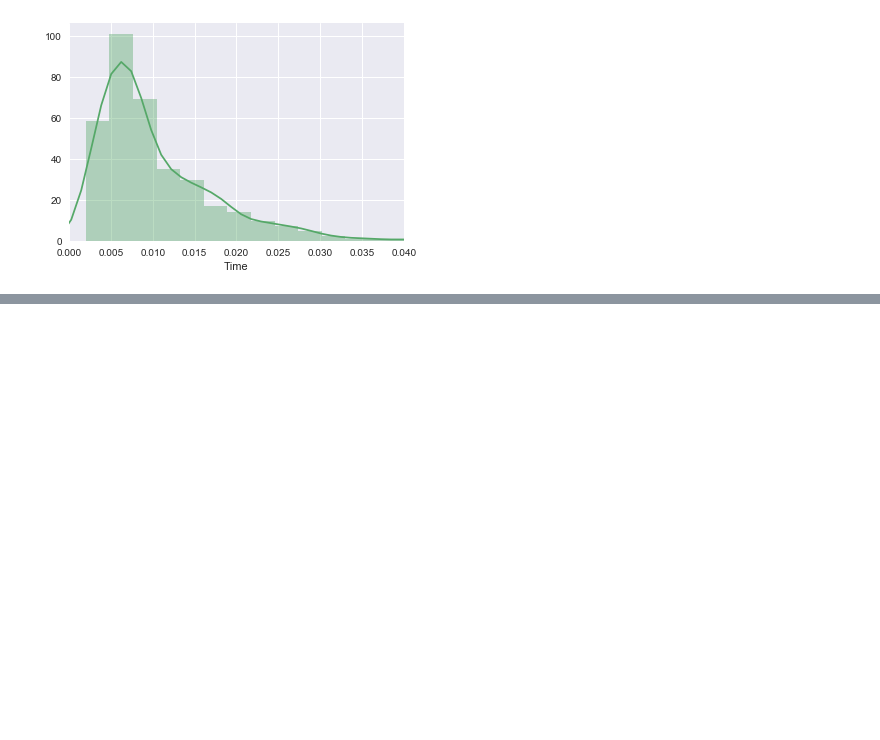
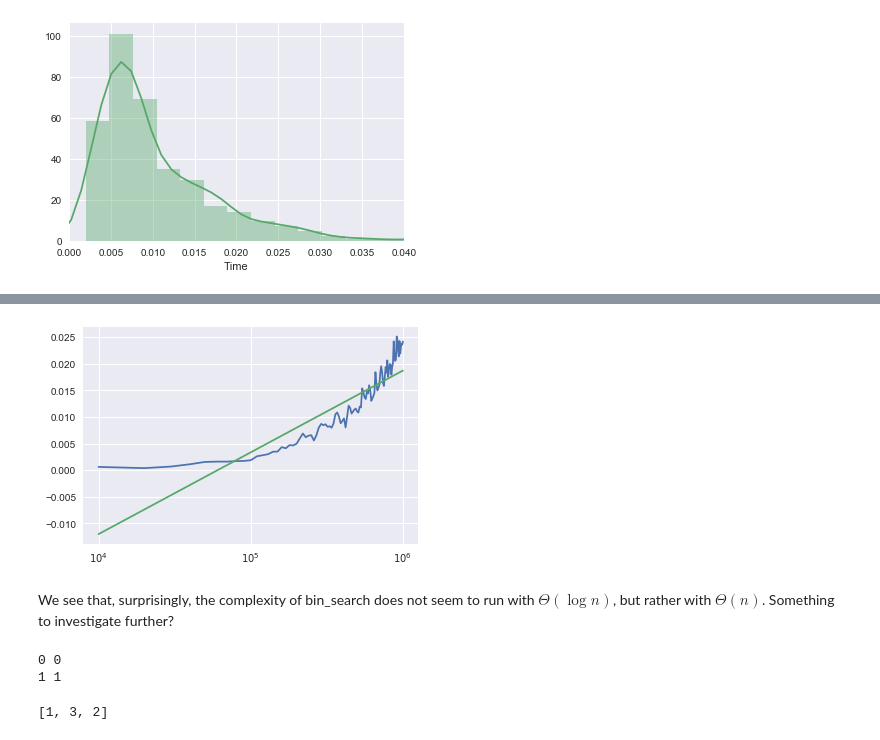
Before and after one commit to EverettSussman/Python, a Jupyter notebook: Jupyter_Notebooks/algorithms/Chapter 2/Chapter 2.ipynb, the cells around one changed output, grey strips where cells are left out. Saved outputs shown, nothing was run; the diff lists cells and outputs as text; code cells hidden in the pictures; blank space fills up the shorter version.

```diff
--- a/Jupyter_Notebooks/algorithms/Chapter 2/Chapter 2.ipynb
+++ b/Jupyter_Notebooks/algorithms/Chapter 2/Chapter 2.ipynb
@@ -195,0 +237,9 @@ fig.set(xlim=[0, .04])
+# %%
+# Testing
+A = [1,2,3,4,5]
+assert(merge_sort(A, 0, len(A)-1) == A)
+B = [4,2,6,4,3,5,1,2,1,5,7]
+B_sorted = [1,1,2,2,3,4,4,5,5,6,7]
+assert(merge_sort(B, 0, len(B)-1) == B_sorted)
+
+merge_sort(B, 0, len(B)-1)
@@ -195,0 +392,38 @@ fig.set(xlim=[0, .04])
+# %%
+# Visual confirmation:
+
+# number of data points
+n = 100
+
+def gen_sorted_list_val(n):
+    # n: length of list
+    ind = np.random.randint(n-1)
+    return ind
+
+# Create list of array sizes
+sizes = []
+for i in range(0, n):
+    sizes.append(10000 + i*10000)
+
+# Time bin_search
+times = []
+
+for i in range(0, n):
+    avg_time = []
+    for j in range(0,10):
+        v = gen_sorted_list_val(sizes[i]-1)
+        start = time.clock()
+        bin_search(range(0, sizes[i]), v)
+        avg_time.append(time.clock() - start)
+    times.append(np.mean(avg_time))
+# %%
+plt.semilogx(sizes, times)
+
+# Find regression for y = a + b log(x)
+a, b = np.polyfit(np.log(sizes), times, 1)
+plt.semilogx(sizes, a*np.log(sizes) + b)
+plt.show()
+# %% [output]
+[figure, added]
+# %% [markdown]
+We see that, surprisingly, the complexity of bin_search does not seem to run with $\Theta(\log n)$, but rather with $\Theta(n)$.  Something to investigate further?
@@ -195,0 +460,6 @@ fig.set(xlim=[0, .04])
+# %%
+bin_ins_sort([1,3,2])
+# %% [output]
+0 0
+1 1
+[1, 3, 2]
```
Also changed, not shown: parts of 18 cells of this notebook, 4 other files.
